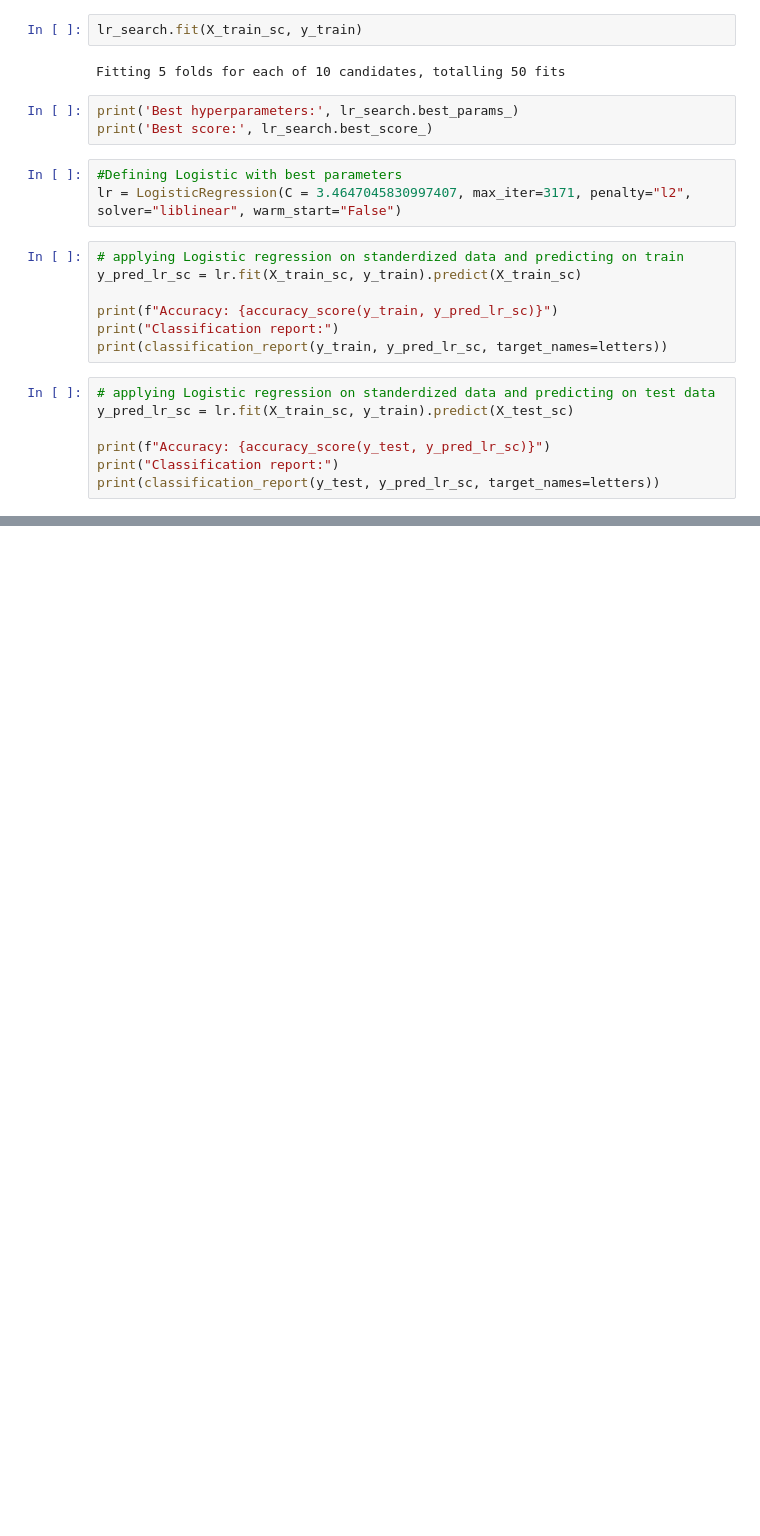
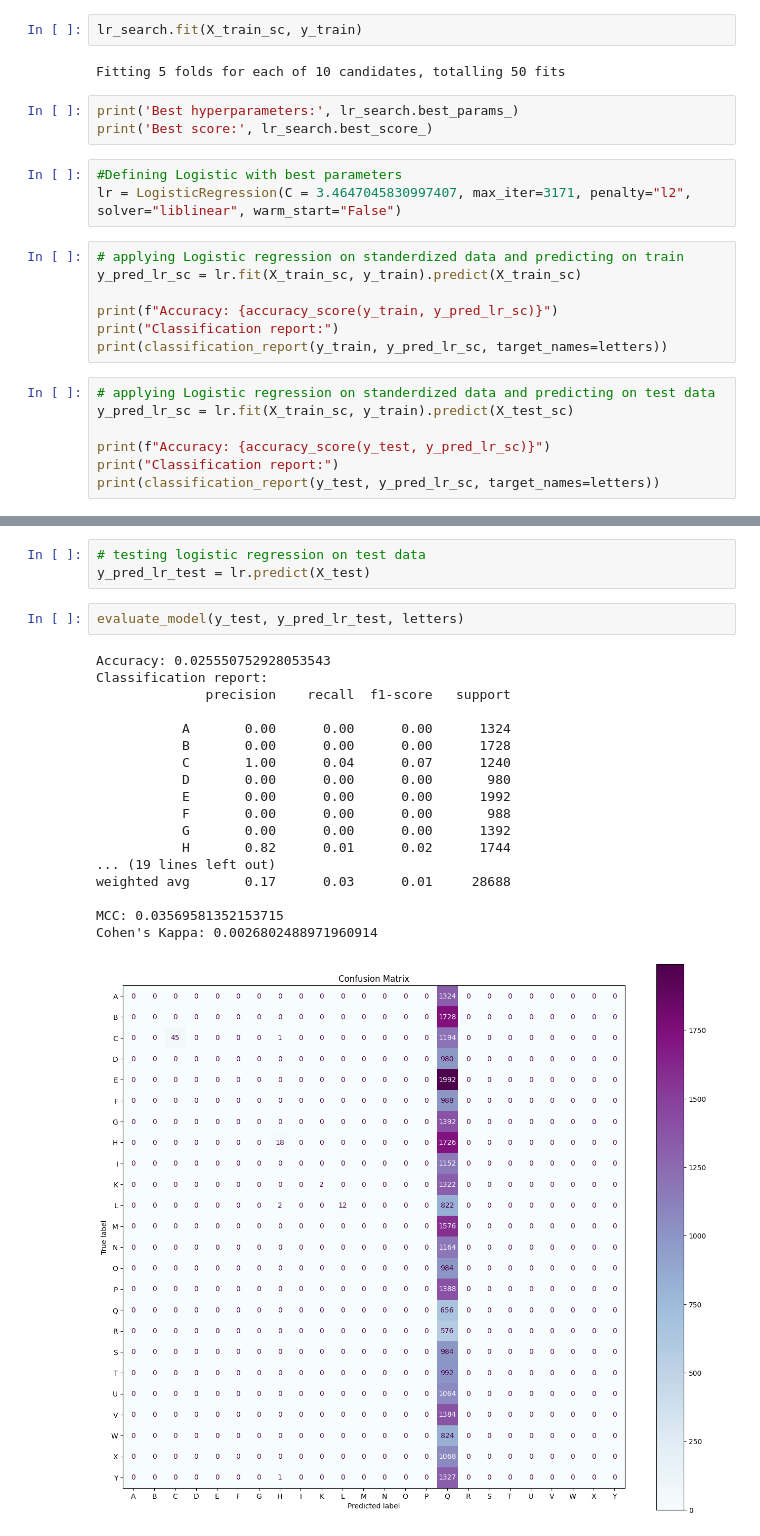
Before and after one commit to DataScienceAndEngineering/machine-learning-dse-i210-final-project-signlanguageclassification, a Jupyter notebook: notebooks/1.5-su-initial-baseline-model.ipynb, the cells around one changed output, grey strips where cells are left out. Saved outputs shown, nothing was run; the diff lists cells and outputs as text; blank space fills up the shorter version.

```diff
--- a/notebooks/1.5-su-initial-baseline-model.ipynb
+++ b/notebooks/1.5-su-initial-baseline-model.ipynb
@@ -573,0 +617,24 @@ print(classification_report(y_test, y_pred_lr_sc, target_names=letters))
+# %%
+# testing logistic regression on test data
+y_pred_lr_test = lr.predict(X_test)
+# %%
+evaluate_model(y_test, y_pred_lr_test, letters)
+# %% [output]
+Accuracy: 0.025550752928053543
+Classification report:
+              precision    recall  f1-score   support
+
+           A       0.00      0.00      0.00      1324
+           B       0.00      0.00      0.00      1728
+           C       1.00      0.04      0.07      1240
+           D       0.00      0.00      0.00       980
+           E       0.00      0.00      0.00      1992
+           F       0.00      0.00      0.00       988
+           G       0.00      0.00      0.00      1392
+           H       0.82      0.01      0.02      1744
+... (19 lines left out)
+weighted avg       0.17      0.03      0.01     28688
+
+MCC: 0.03569581352153715
+Cohen's Kappa: 0.0026802488971960914
+[figure, added]
```
Also changed, not shown: parts of 10 cells of this notebook.
